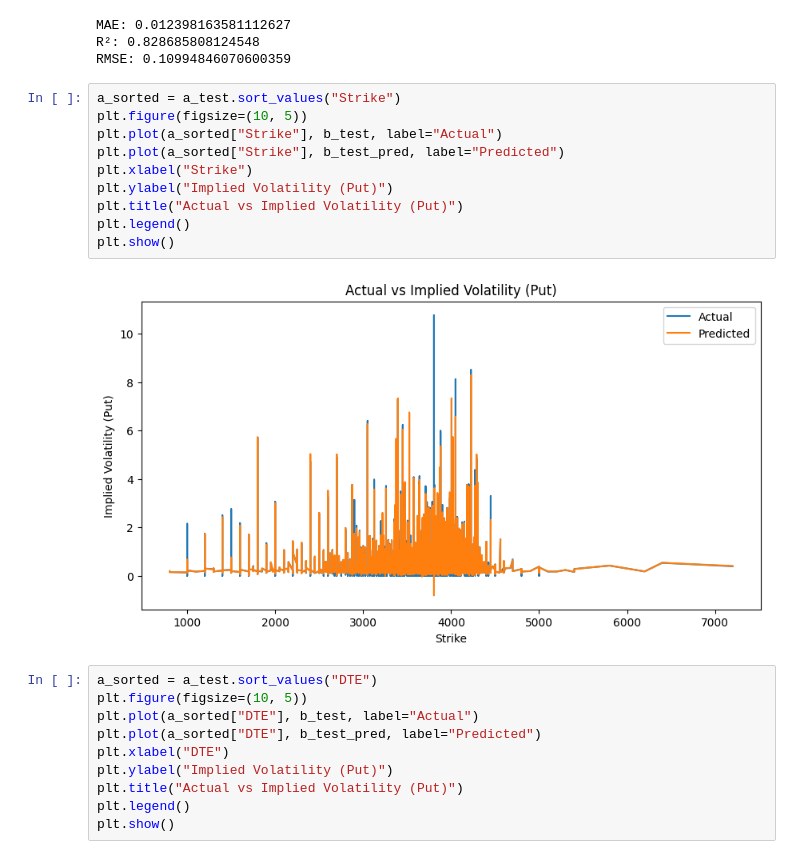
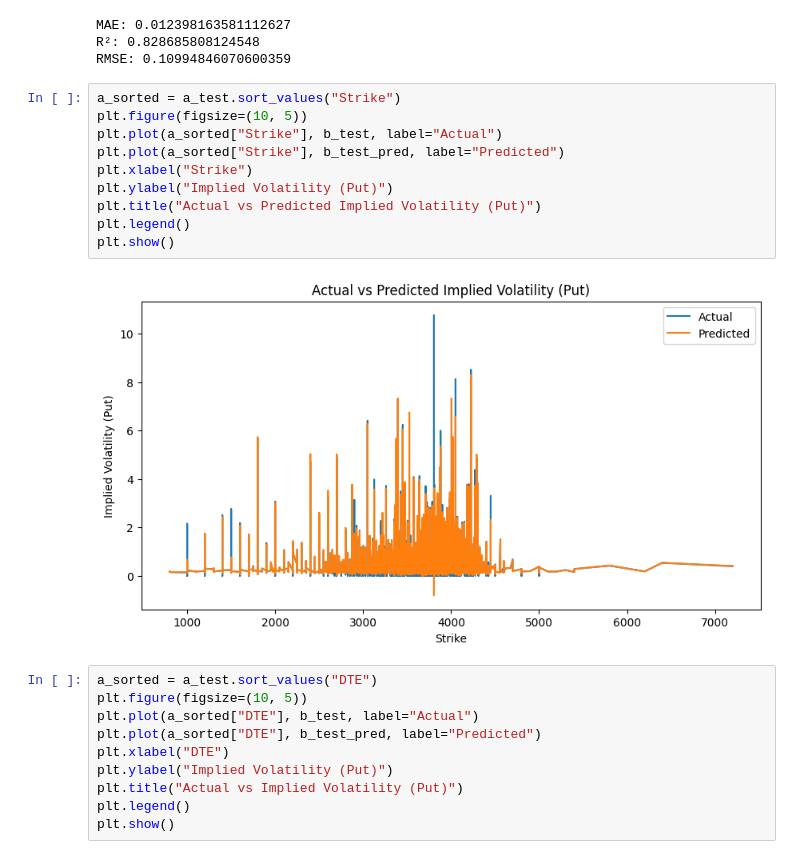
Before and after one commit to Maxwell-Doshi17/FE_Club_ML_European, a Jupyter notebook: put_iv.ipynb, the cells around one changed output. Drawn from its saved outputs; the diff is of its cells as text.

```diff
--- a/put_iv.ipynb
+++ b/put_iv.ipynb
@@ -149,15 +149,15 @@ RMSE: 0.10994846070600359
 # %%
 a_sorted = a_test.sort_values("Strike")
 plt.figure(figsize=(10, 5))
 plt.plot(a_sorted["Strike"], b_test, label="Actual")
 plt.plot(a_sorted["Strike"], b_test_pred, label="Predicted")
 plt.xlabel("Strike")
 plt.ylabel("Implied Volatility (Put)")
-plt.title("Actual vs Implied Volatility (Put)")
+plt.title("Actual vs Predicted Implied Volatility (Put)")
 plt.legend()
 plt.show()
 # %% [output]
-[figure, old version]
+[figure, new version]
 # %%
 a_sorted = a_test.sort_values("DTE")
 plt.figure(figsize=(10, 5))
```
Also changed, not shown: parts of 1 cell of this notebook, 3 other files.
